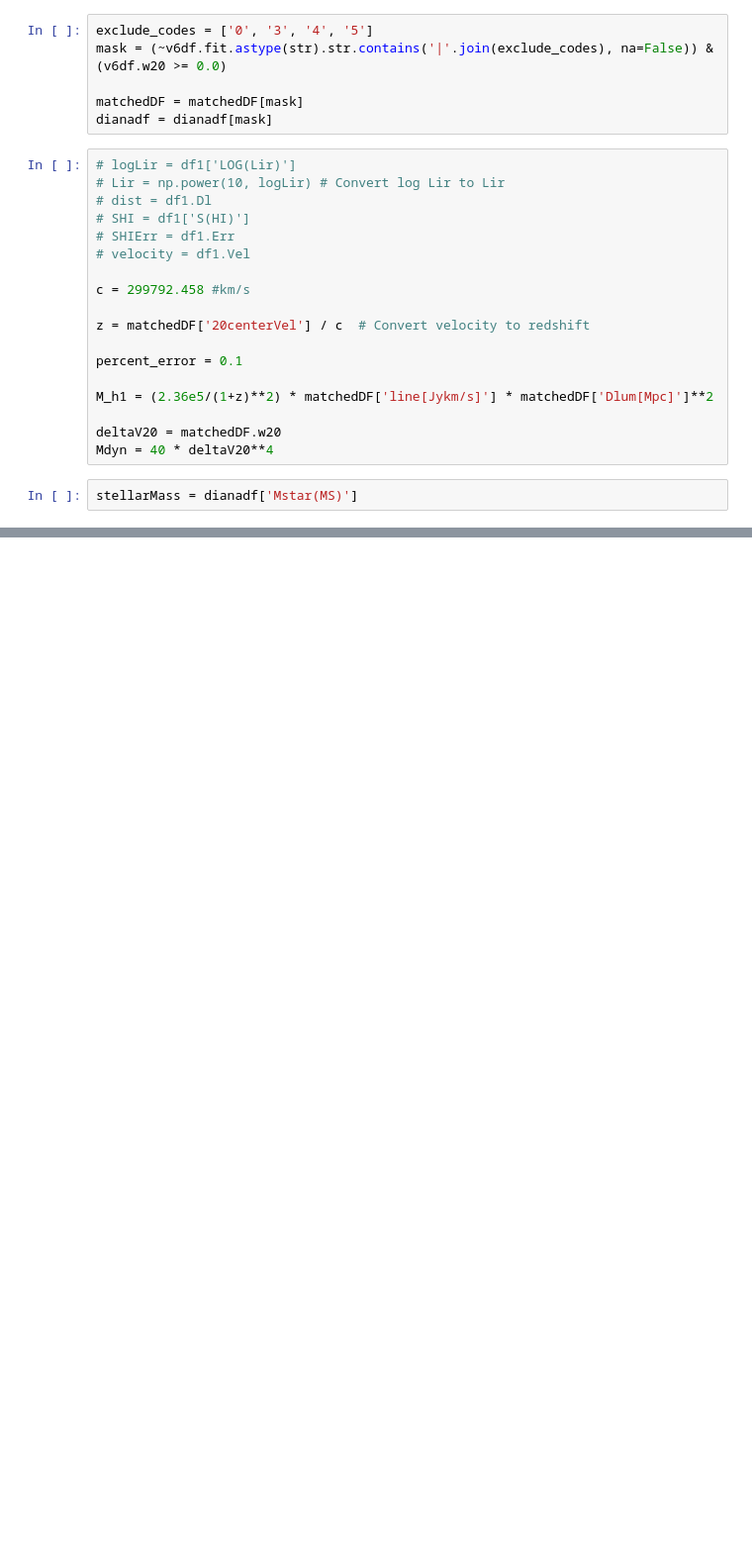
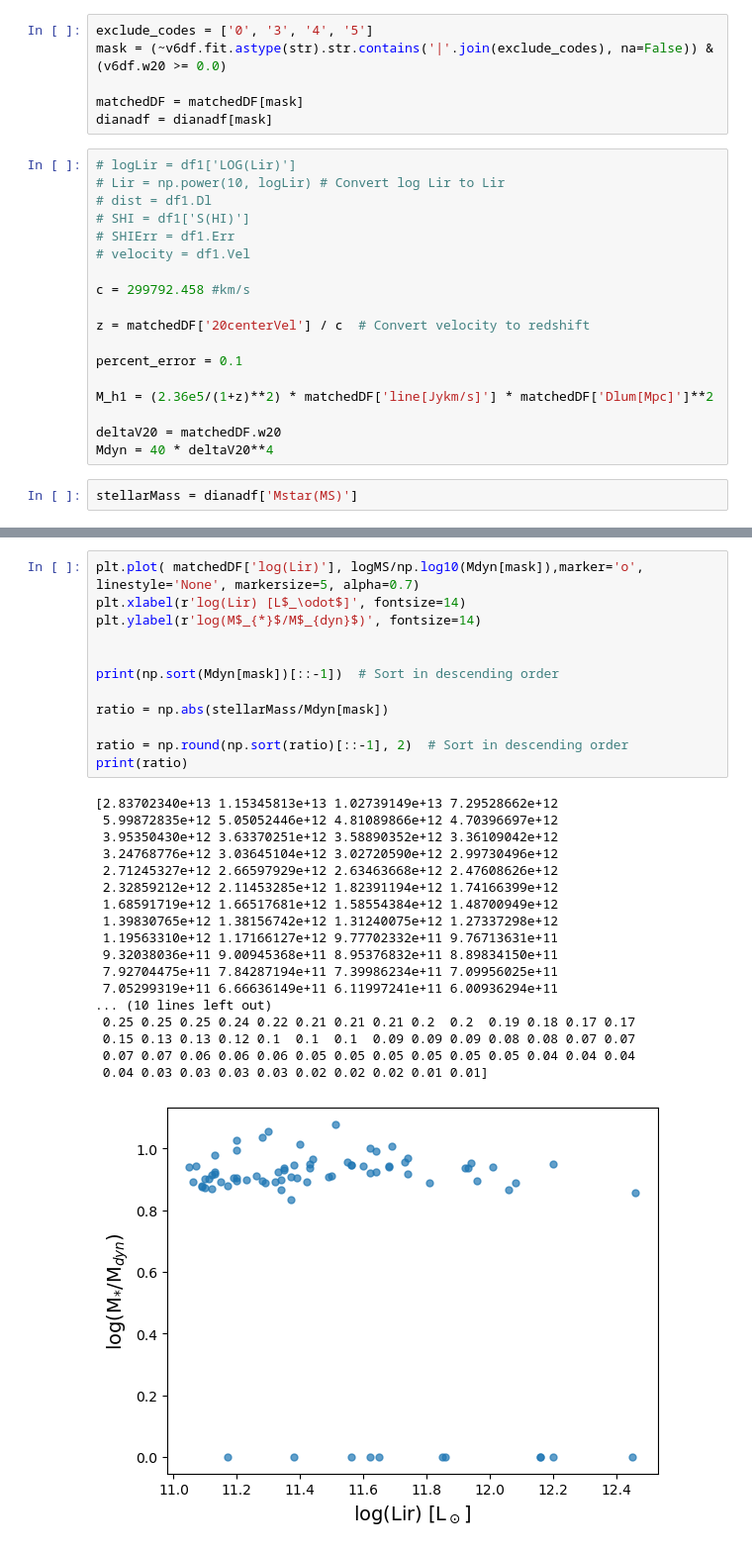
Before and after one commit to MatthewMotuz/GBO_REU, a Jupyter notebook: GOALS/UpdatedTables.ipynb, the cells around one changed output, grey strips where cells are left out. Shown at 99% size. Cells and saved outputs as stored; diff of their text form; blank space fills up the shorter version.

```diff
--- a/GOALS/UpdatedTables.ipynb
+++ b/GOALS/UpdatedTables.ipynb
@@ -338,0 +256,31 @@ plt.loglog()
+# %%
+plt.plot( matchedDF['log(Lir)'], logMS/np.log10(Mdyn[mask]),marker='o', linestyle='None', markersize=5, alpha=0.7)
+plt.xlabel(r'log(Lir) [L$_\odot$]', fontsize=14)
+plt.ylabel(r'log(M$_{*}$/M$_{dyn}$)', fontsize=14)
+
+
+print(np.sort(Mdyn[mask])[::-1])  # Sort in descending order
+
+ratio = np.abs(stellarMass/Mdyn[mask])
+
+ratio = np.round(np.sort(ratio)[::-1], 2)  # Sort in descending order
+print(ratio)
+# %% [output]
+[2.83702340e+13 1.15345813e+13 1.02739149e+13 7.29528662e+12
+ 5.99872835e+12 5.05052446e+12 4.81089866e+12 4.70396697e+12
+ 3.95350430e+12 3.63370251e+12 3.58890352e+12 3.36109042e+12
+ 3.24768776e+12 3.03645104e+12 3.02720590e+12 2.99730496e+12
+ 2.71245327e+12 2.66597929e+12 2.63463668e+12 2.47608626e+12
+ 2.32859212e+12 2.11453285e+12 1.82391194e+12 1.74166399e+12
+ 1.68591719e+12 1.66517681e+12 1.58554384e+12 1.48700949e+12
+ 1.39830765e+12 1.38156742e+12 1.31240075e+12 1.27337298e+12
+ 1.19563310e+12 1.17166127e+12 9.77702332e+11 9.76713631e+11
+ 9.32038036e+11 9.00945368e+11 8.95376832e+11 8.89834150e+11
+ 7.92704475e+11 7.84287194e+11 7.39986234e+11 7.09956025e+11
+ 7.05299319e+11 6.66636149e+11 6.11997241e+11 6.00936294e+11
+... (10 lines left out)
+ 0.25 0.25 0.25 0.24 0.22 0.21 0.21 0.21 0.2  0.2  0.19 0.18 0.17 0.17
+ 0.15 0.13 0.13 0.12 0.1  0.1  0.1  0.09 0.09 0.09 0.08 0.08 0.07 0.07
+ 0.07 0.07 0.06 0.06 0.06 0.05 0.05 0.05 0.05 0.05 0.05 0.04 0.04 0.04
+ 0.04 0.03 0.03 0.03 0.03 0.02 0.02 0.02 0.01 0.01]
+[figure, added]
```
Also changed, not shown: parts of 5 cells of this notebook.
